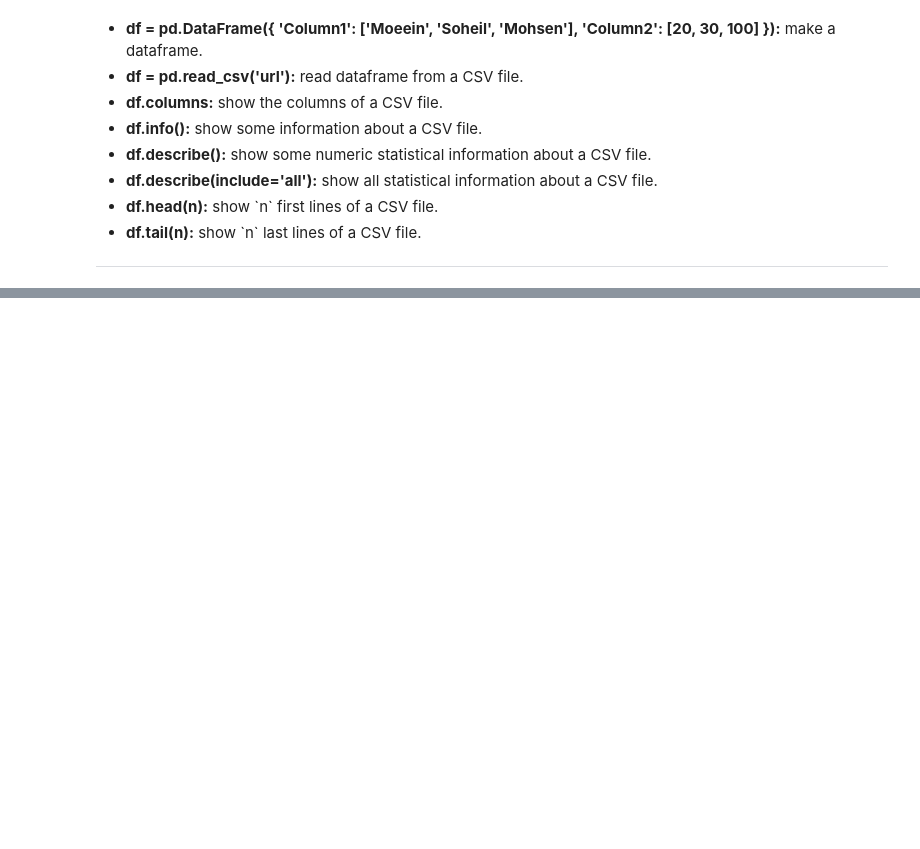
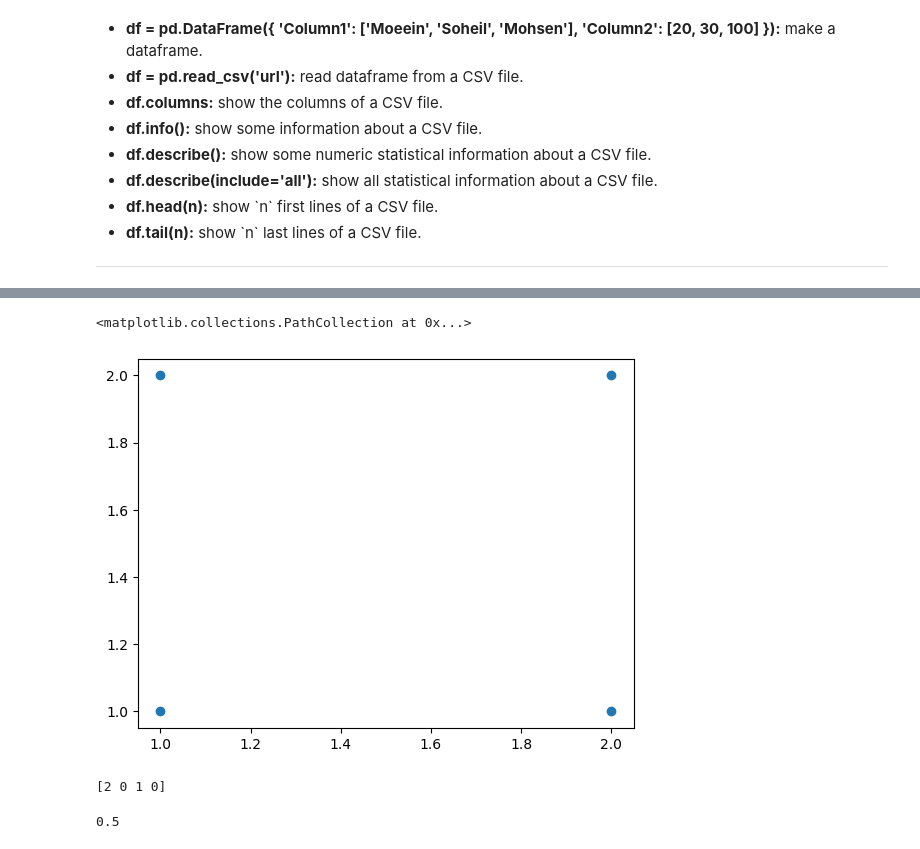
Before and after one commit to MoeeinAali/Quera-AI-Hackathon, a Jupyter notebook: Session01/Day01.ipynb, the cells around one changed output, grey strips where cells are left out. Cells and saved outputs as stored; diff of their text form; code cells hidden in the pictures; blank space fills up the shorter version.

```diff
--- a/Session01/Day01.ipynb
+++ b/Session01/Day01.ipynb
@@ -433,3 +445,6 @@ df.tail(10)
 </body>
 
 </html>
+# %%
+df = pd.DataFrame({'x': [1, 2, 1, 2], 'y': [1, 1, 2, 2]})
+df
@@ -435,0 +457,5 @@ df.tail(10)
+# %%
+plt.scatter(df.x, df.y)
+# %% [output]
+<matplotlib.collections.PathCollection at 0x...>
+[figure, added]
@@ -435,0 +464,8 @@ df.tail(10)
+# %%
+k = KMeans(n_clusters=3)
+k.fit(df)
+print(k.labels_)
+k.inertia_
+# %% [output]
+[2 0 1 0]
+0.5
```
Also changed, not shown: parts of 18 cells of this notebook.
